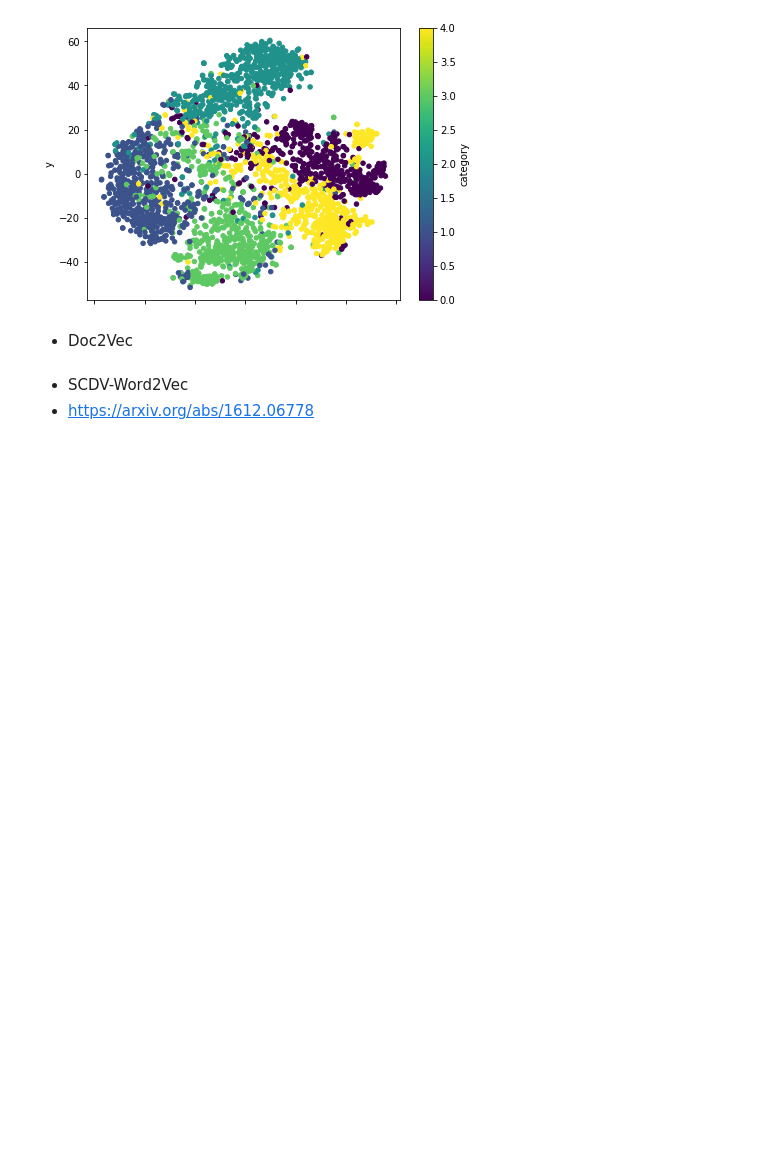
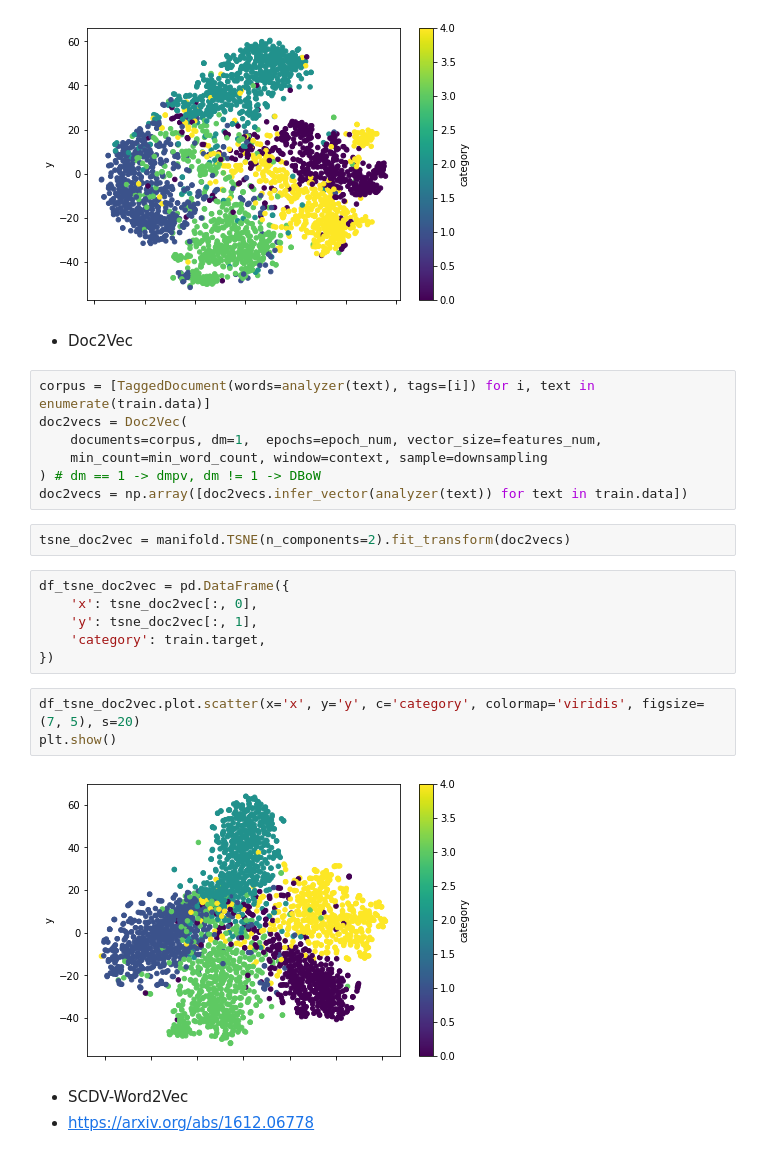
Before and after one commit to Gin04gh/datascience, a Jupyter notebook: news_corpus/scdv.ipynb, the cells around one changed output. Drawn from its saved outputs; the diff is of its cells as text; blank space fills up the shorter version.

```diff
--- a/news_corpus/scdv.ipynb
+++ b/news_corpus/scdv.ipynb
@@ -132,6 +133,26 @@ plt.show()
 [figure]
 # %% [markdown]
 * Doc2Vec
+# %%
+corpus = [TaggedDocument(words=analyzer(text), tags=[i]) for i, text in enumerate(train.data)]
+doc2vecs = Doc2Vec(
+    documents=corpus, dm=1,  epochs=epoch_num, vector_size=features_num,
+    min_count=min_word_count, window=context, sample=downsampling
+) # dm == 1 -> dmpv, dm != 1 -> DBoW
+doc2vecs = np.array([doc2vecs.infer_vector(analyzer(text)) for text in train.data])
+# %%
+tsne_doc2vec = manifold.TSNE(n_components=2).fit_transform(doc2vecs)
+# %%
+df_tsne_doc2vec = pd.DataFrame({
+    'x': tsne_doc2vec[:, 0],
+    'y': tsne_doc2vec[:, 1],
+    'category': train.target,
+})
+# %%
+df_tsne_doc2vec.plot.scatter(x='x', y='y', c='category', colormap='viridis', figsize=(7, 5), s=20)
+plt.show()
+# %% [output]
+[figure, added]
 # %% [markdown]
 * SCDV-Word2Vec
 * https://arxiv.org/abs/1612.06778
```
Also changed, not shown: parts of 9 cells of this notebook.
